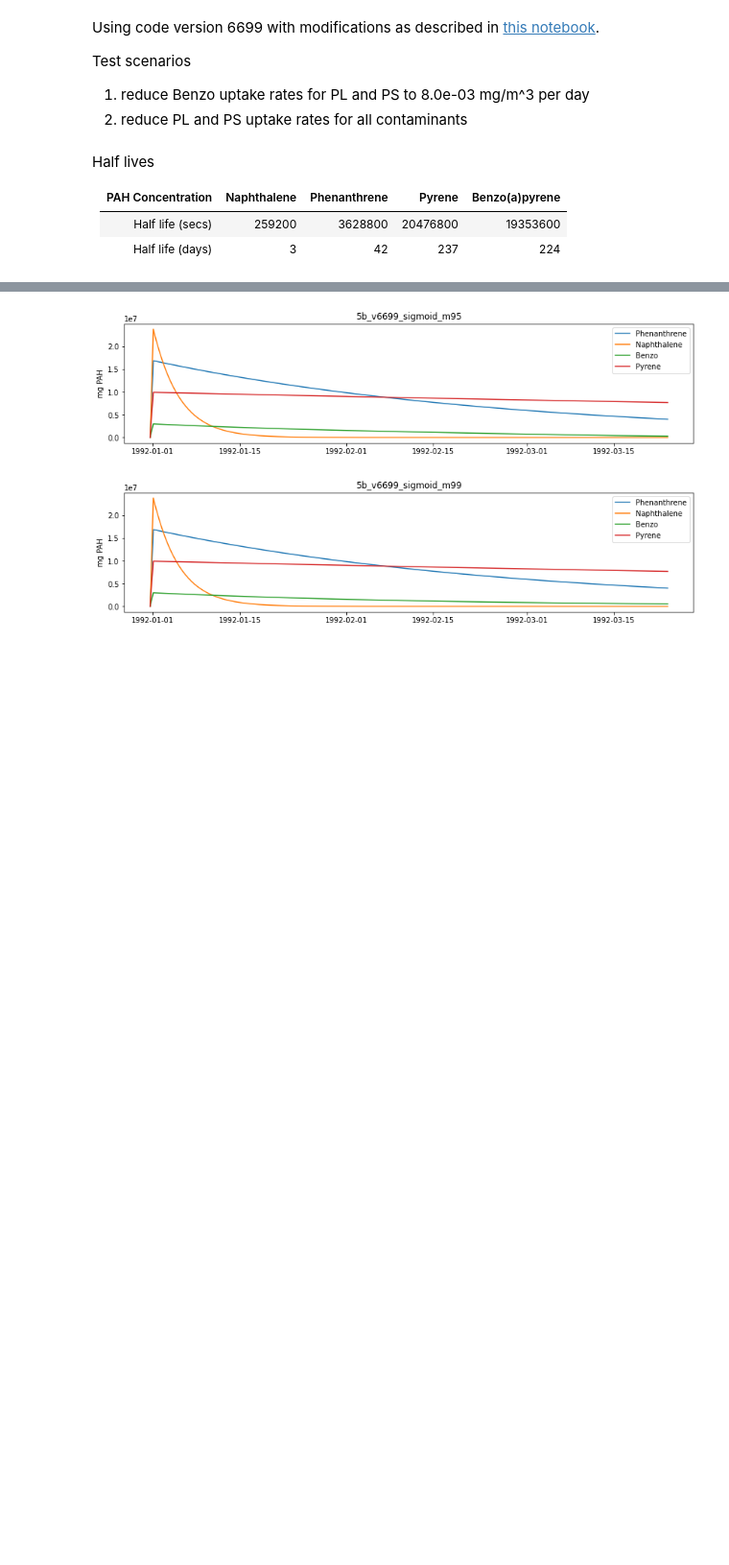
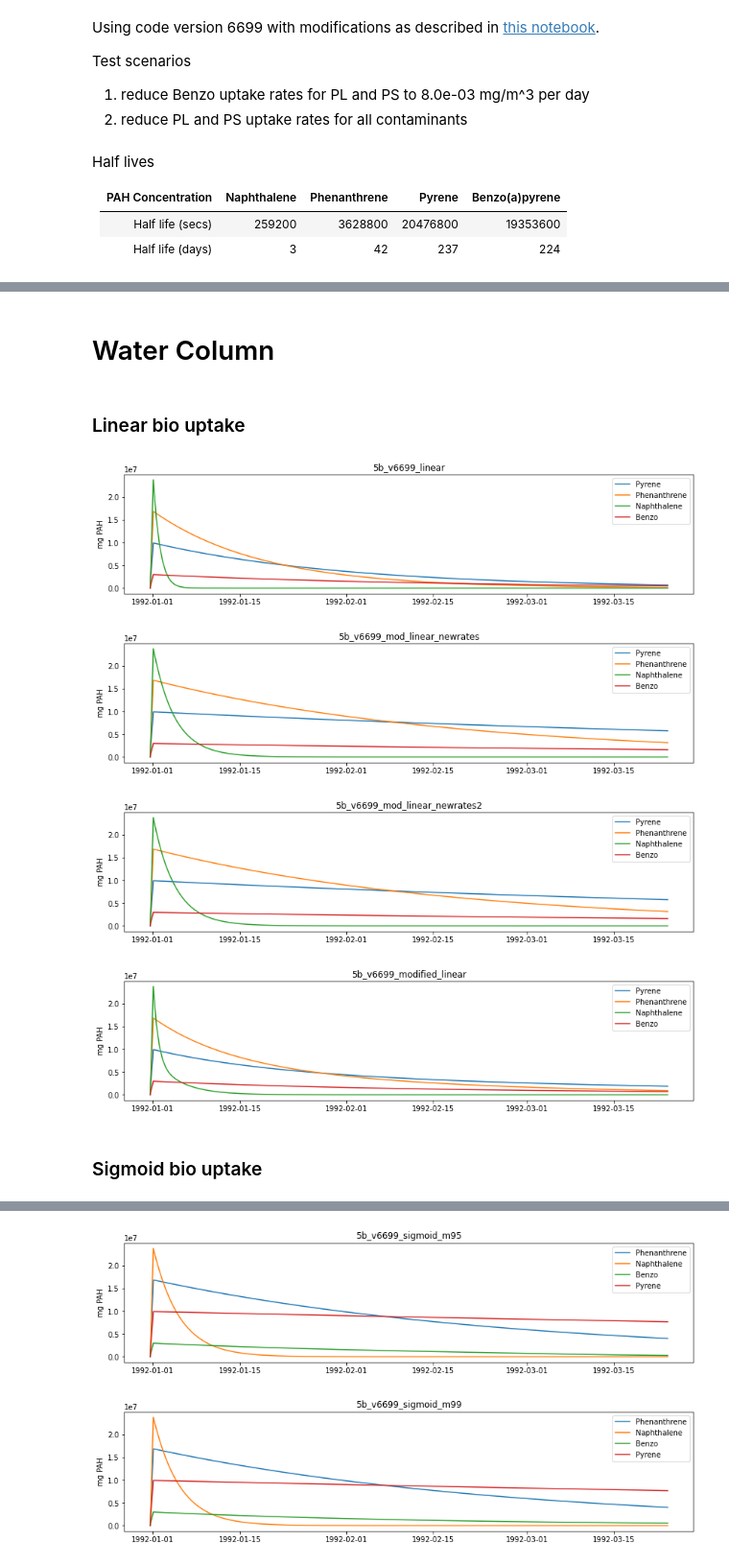
Before and after one commit to SS-Atlantis/analysis-raisha, a Jupyter notebook: notebooks/SSAM-contam-uptake-rates.ipynb, the cells around one changed output, grey strips where cells are left out. Shown at 96% size. Saved outputs shown, nothing was run; the diff lists cells and outputs as text; code cells hidden in the pictures; blank space fills up the shorter version.

```diff
--- a/notebooks/SSAM-contam-uptake-rates.ipynb
+++ b/notebooks/SSAM-contam-uptake-rates.ipynb
@@ -33,6 +33,6 @@ import ssam_plot as splot
 from ssam_groups import cohorts
 # %%
 scenario_root = Path('/ocean/rlovindeer/MOAD/analysis-raisha/SSmodel_outputs/Tests/')
-scenario_paths = sorted([p for p in scenario_root.glob('5b_*linear*/outputSalishSea.nc')])
+scenario_paths = sorted([p for p in scenario_root.glob('5b_v6699*linear*/outputSalishSea.nc')])
 scenario_datasets = [xr.open_dataset(scen,decode_cf=True) for scen in scenario_paths]
 # %%
@@ -56,6 +56,31 @@ def plot_pah(scenario, time):
         ax.plot(time, contam_mass_t[0:time.size])
     ax.legend(groups.pahs)
     ax.set_ylabel('mg PAH')
+# %% [markdown]
+# Water Column
+# %% [markdown]
+### Linear bio uptake
+# %%
+for scenario, path in zip(scenario_datasets, scenario_paths):
+    fig, ax = plt.subplots(figsize = (14,3))
+    nm = path.parent.stem
+    for pah in groups.pahs:
+        contam_tbl = np.ma.filled(scenario.variables[pah], np.nan)
+        volume_tbl = np.ma.filled(scenario.volume, np.nan)
+        contam_mass_tbl = contam_tbl * volume_tbl
+        contam_mass_tb = contam_mass_tbl.sum(axis=2)
+        contam_mass_t = contam_mass_tb.sum(axis=1)
+        ax.plot(time[0:167], contam_mass_t[0:167])
+    ax.legend(groups.pahs)
+    ax.set_ylabel('mg PAH')
+    ax.set_title(nm)
+# %% [output]
+[figure, added]
+[figure, added]
+[figure, added]
+[figure, added]
+# %% [markdown]
+### Sigmoid bio uptake
 # %%
 for scenario, path in zip(scenario_datasets, scenario_paths):
     fig, ax = plt.subplots(figsize = (14,3))
```
Also changed, not shown: parts of 48 cells of this notebook.
